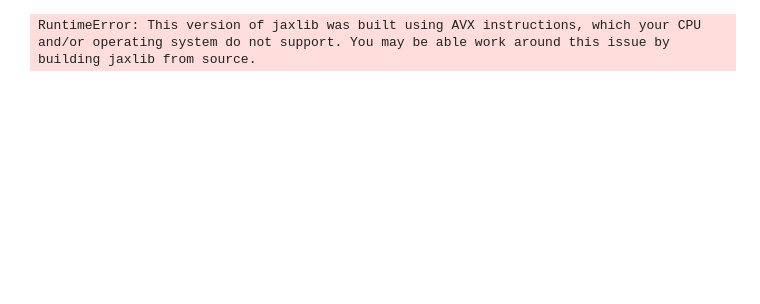
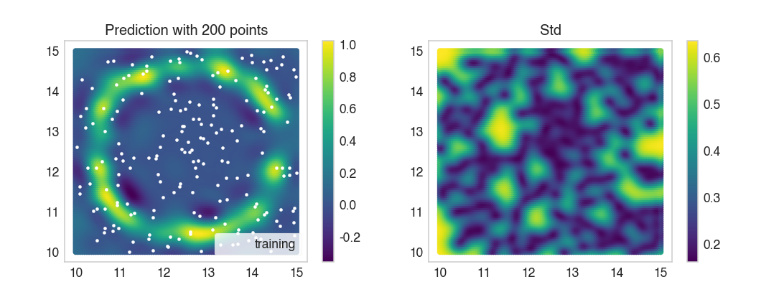
Before and after one commit to mjadiaz/toy-models, a Jupyter notebook: gp-module/notebooks/example.ipynb, the cells around one changed output. Drawn from its saved outputs; the diff is of its cells as text; code cells hidden in the pictures; blank space fills up the shorter version.

```diff
--- a/gp-module/notebooks/example.ipynb
+++ b/gp-module/notebooks/example.ipynb
@@ -1,11 +1,56 @@
 # %%
-import gpjax as gpx
+import gpytorch
+import torch
+import numpy as np
 
-kernel = gpx.kernels.RBF()
-prior = gpx.gps.Prior(kernel = kernel)
+from gp import GPModule
+from toy_models.envs.toy_functions import Simulator, TF2D_DEFAULT_CONFIG, minmax
 
-likelihood = gpx.likelihoods.Gaussian(num_datapoints = 123)
+import matplotlib.pyplot as plt
 
-posterior = prior * likelihood
+gaussian = GPModule(n_steps=1000)
+config = TF2D_DEFAULT_CONFIG
+simulator = Simulator(config)
-# %% [output]
-RuntimeError: This version of jaxlib was built using AVX instructions, which your CPU and/or operating system do not support. You may be able work around this issue by building jaxlib from source.
+# %%
+def generate_data(n_points):
+    X = np.random.uniform(10, 15, n_points)
+    Y = np.random.uniform(10, 15, n_points)
+    Z = simulator.run(X, Y)
+
+    _train_x = torch.tensor(np.concatenate((X[..., None], Y[..., None]), axis=1))
+    _train_y = torch.tensor(Z)
+    return _train_x, _train_y
+# %%
+def predict_and_plot(_gp):
+    _x = np.linspace(10, 15, 100)
+    _y = np.linspace(10, 15, 100)
+    xx, yy = np.meshgrid(_x, _y)
+    _x = xx.ravel()
+    _y = yy.ravel()
+    test_x = torch.tensor(np.concatenate((_x[..., None], _y[..., None]), axis=1))
+
+    observed, std = _gp.predict(test_x)
+
+    f, ax = plt.subplots(1, 2, figsize=(12,4))
+    ax = ax.flatten()
+
+    img0 = ax[0].scatter(test_x.numpy()[:, 0], test_x.numpy()[:, 1],
+        c=observed.numpy())
+    f.colorbar(img0, ax=ax[0])
+    _X = _gp._X[:_gp.length]
+    ax[0].scatter(_X[:, 0], _X[:, 1], c='white', s=10, label='training')
+    ax[0].legend(loc='lower right')
+    ax[0].set_title(f'Prediction with {_gp.length} points')
+
+    img1 = ax[1].scatter(test_x.numpy()[:, 0], test_x.numpy()[:, 1],
+        c=std.numpy())
+    ax[1].set_title('Std')
+    f.colorbar(img1, ax=ax[1])
+
+    plt.show()
+# %%
+train_x, train_y = generate_data(200)
+gaussian.fit(train_x, train_y)
+predict_and_plot(gaussian)
+# %% [output]
+[figure, added]
```
Also changed, not shown: 4 other files.
